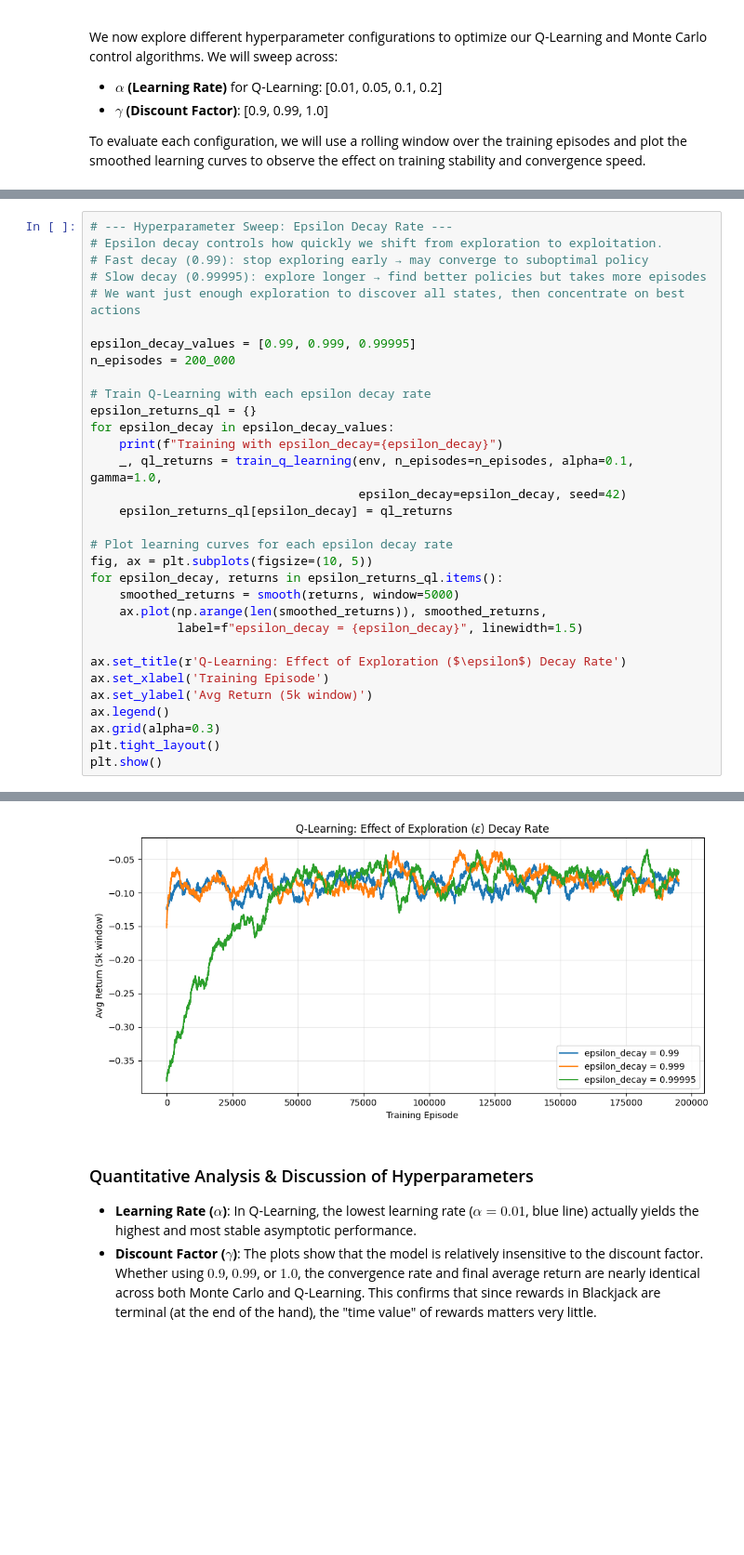
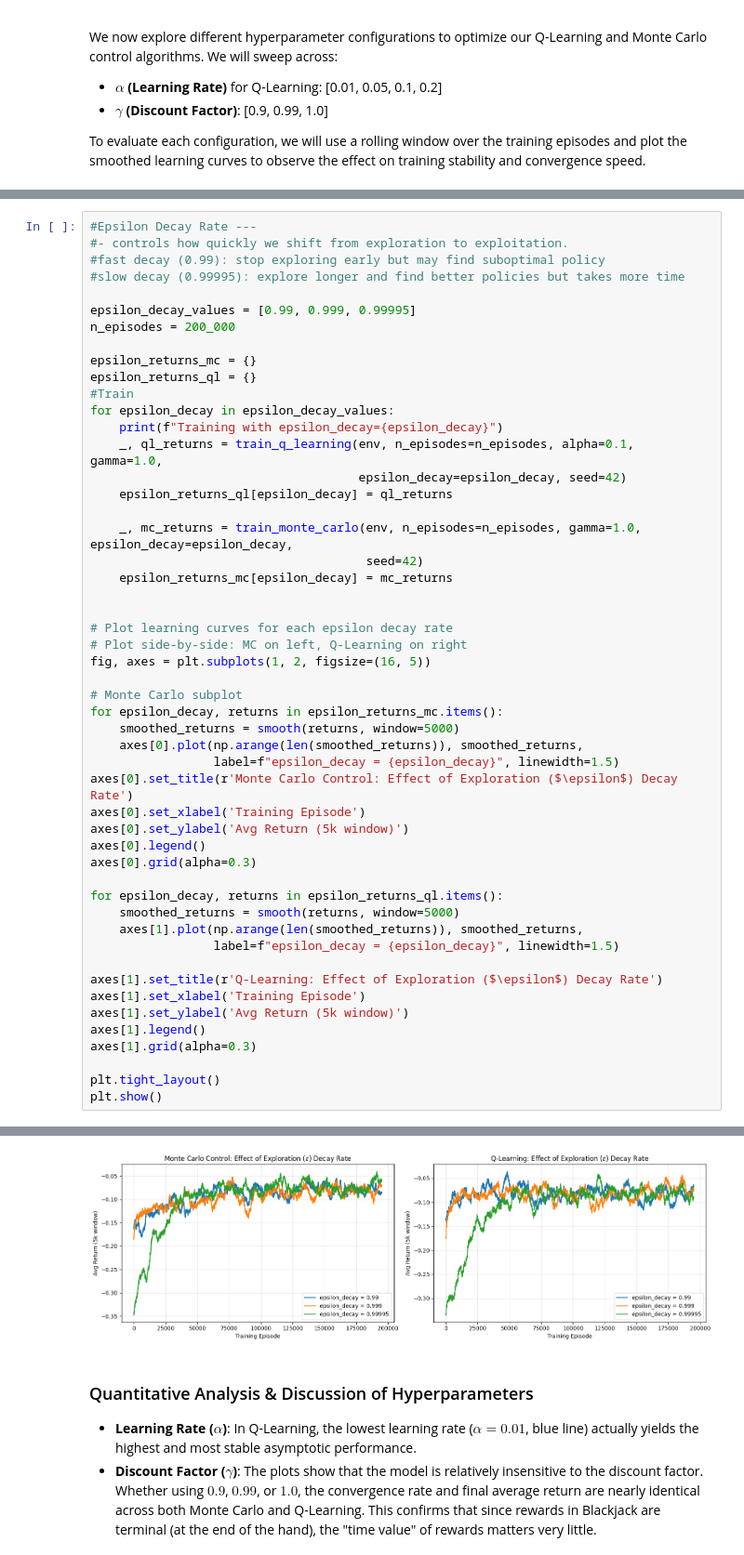
Before and after one commit to RoeeFrenkel/BlackJack_RL, a Jupyter notebook: Progress_Report.ipynb, the cells around one changed output, grey strips where cells are left out. Shown at 93% size. Saved outputs shown, nothing was run; the diff lists cells and outputs as text; blank space fills up the shorter version.

```diff
--- a/Progress_Report.ipynb
+++ b/Progress_Report.ipynb
@@ -734,40 +671,59 @@ Training with gamma=1.0
 # %%
-# --- Hyperparameter Sweep: Epsilon Decay Rate ---
-# Epsilon decay controls how quickly we shift from exploration to exploitation.
-# Fast decay (0.99): stop exploring early → may converge to suboptimal policy
-# Slow decay (0.99995): explore longer → find better policies but takes more episodes
-# We want just enough exploration to discover all states, then concentrate on best actions
+#Epsilon Decay Rate ---
+#- controls how quickly we shift from exploration to exploitation.
+#fast decay (0.99): stop exploring early but may find suboptimal policy
+#slow decay (0.99995): explore longer and find better policies but takes more time
 
 epsilon_decay_values = [0.99, 0.999, 0.99995]
 n_episodes = 200_000
 
-# Train Q-Learning with each epsilon decay rate
+epsilon_returns_mc = {}
 epsilon_returns_ql = {}
+#Train
 for epsilon_decay in epsilon_decay_values:
     print(f"Training with epsilon_decay={epsilon_decay}")
     _, ql_returns = train_q_learning(env, n_episodes=n_episodes, alpha=0.1, gamma=1.0,
                                      epsilon_decay=epsilon_decay, seed=42)
     epsilon_returns_ql[epsilon_decay] = ql_returns
 
+    _, mc_returns = train_monte_carlo(env, n_episodes=n_episodes, gamma=1.0, epsilon_decay=epsilon_decay,
+                                      seed=42)
+    epsilon_returns_mc[epsilon_decay] = mc_returns
+
+
 # Plot learning curves for each epsilon decay rate
-fig, ax = plt.subplots(figsize=(10, 5))
+# Plot side-by-side: MC on left, Q-Learning on right
+fig, axes = plt.subplots(1, 2, figsize=(16, 5))
+
+# Monte Carlo subplot
+for epsilon_decay, returns in epsilon_returns_mc.items():
+    smoothed_returns = smooth(returns, window=5000)
+    axes[0].plot(np.arange(len(smoothed_returns)), smoothed_returns,
+                 label=f"epsilon_decay = {epsilon_decay}", linewidth=1.5)
+axes[0].set_title(r'Monte Carlo Control: Effect of Exploration ($\epsilon$) Decay Rate')
+axes[0].set_xlabel('Training Episode')
+axes[0].set_ylabel('Avg Return (5k window)')
+axes[0].legend()
+axes[0].grid(alpha=0.3)
+
 for epsilon_decay, returns in epsilon_returns_ql.items():
     smoothed_returns = smooth(returns, window=5000)
-    ax.plot(np.arange(len(smoothed_returns)), smoothed_returns,
-            label=f"epsilon_decay = {epsilon_decay}", linewidth=1.5)
+    axes[1].plot(np.arange(len(smoothed_returns)), smoothed_returns,
+                 label=f"epsilon_decay = {epsilon_decay}", linewidth=1.5)
 
-ax.set_title(r'Q-Learning: Effect of Exploration ($\epsilon$) Decay Rate')
-ax.set_xlabel('Training Episode')
-ax.set_ylabel('Avg Return (5k window)')
-ax.legend()
-ax.grid(alpha=0.3)
+axes[1].set_title(r'Q-Learning: Effect of Exploration ($\epsilon$) Decay Rate')
+axes[1].set_xlabel('Training Episode')
+axes[1].set_ylabel('Avg Return (5k window)')
+axes[1].legend()
+axes[1].grid(alpha=0.3)
+
 plt.tight_layout()
 plt.show()
 # %% [output]
 Training with epsilon_decay=0.99
 Training with epsilon_decay=0.999
 Training with epsilon_decay=0.99995
-[figure, old version]
+[figure, new version]
 # %% [markdown]
 ### Quantitative Analysis & Discussion of Hyperparameters
 - **Learning Rate ($\alpha$)**: In Q-Learning, the lowest learning rate ($\alpha = 0.01$, blue line) actually yields the highest and most stable asymptotic performance.
```
Also changed, not shown: parts of 17 cells of this notebook.
